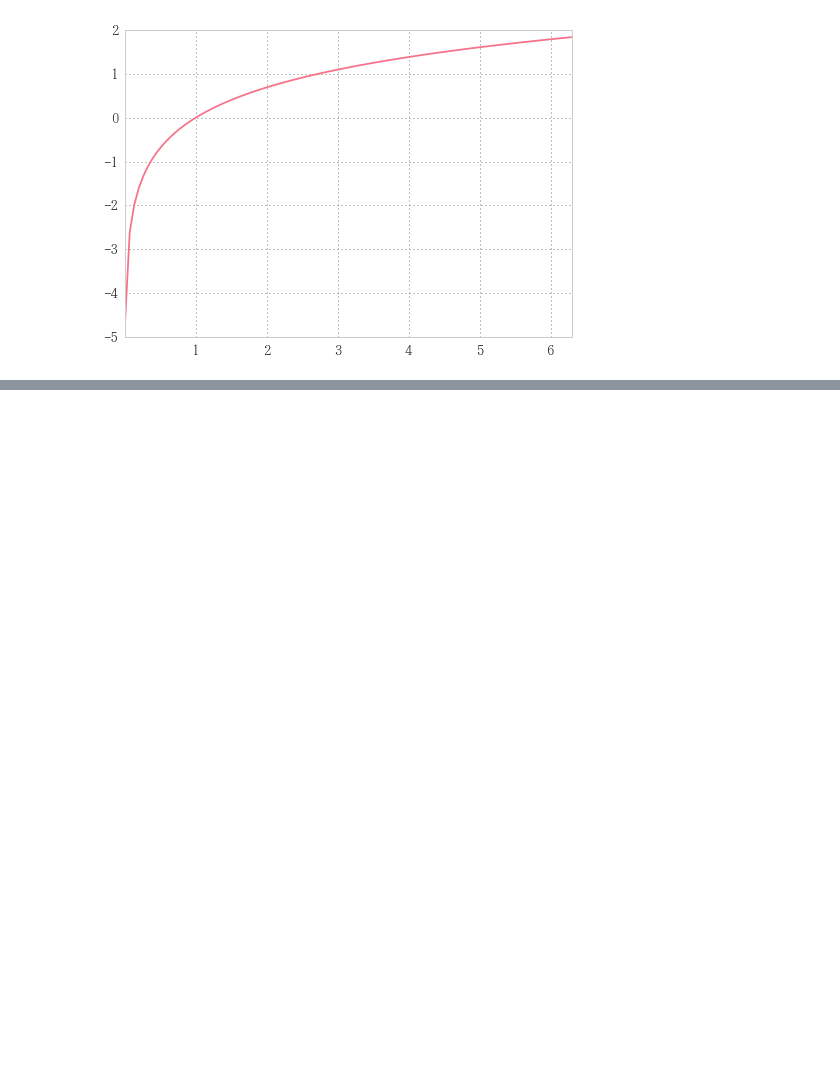
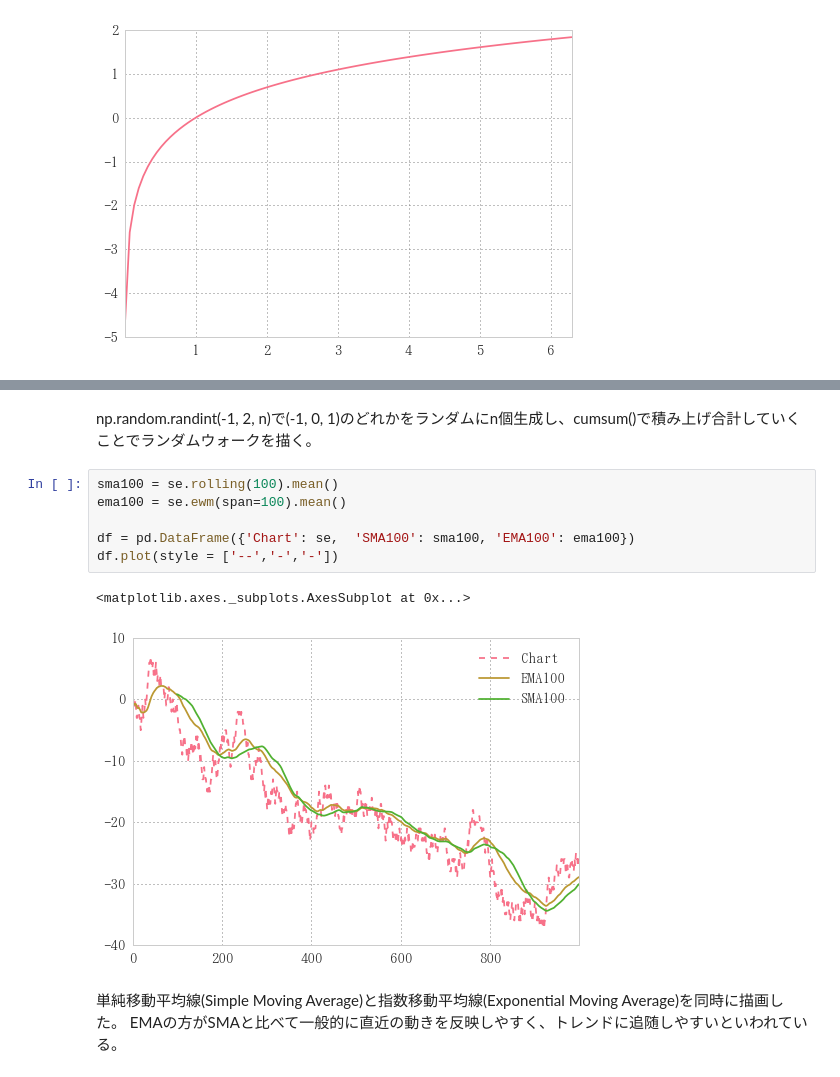
Before and after one commit to u1and0/MakeSampleData, a Jupyter notebook: README.ipynb, the cells around one changed output, grey strips where cells are left out. Drawn from its saved outputs; the diff is of its cells as text; blank space fills up the shorter version.

```diff
--- a/README.ipynb
+++ b/README.ipynb
@@ -116,0 +130,14 @@ df.plot(color=('r', 'b'))
+# %% [markdown]
+np.random.randint(-1, 2, n)で(-1, 0, 1)のどれかをランダムにn個生成し、cumsum()で積み上げ合計していくことでランダムウォークを描く。
+# %%
+sma100 = se.rolling(100).mean()
+ema100 = se.ewm(span=100).mean()
+
+df = pd.DataFrame({'Chart': se,  'SMA100': sma100, 'EMA100': ema100})
+df.plot(style = ['--','-','-'])
+# %% [output]
+<matplotlib.axes._subplots.AxesSubplot at 0x...>
+[figure, added]
+# %% [markdown]
+単純移動平均線(Simple Moving Average)と指数移動平均線(Exponential Moving Average)を同時に描画した。
+EMAの方がSMAと比べて一般的に直近の動きを反映しやすく、トレンドに追随しやすいといわれている。
```
Also changed, not shown: parts of 12 cells of this notebook, 15 other files.
